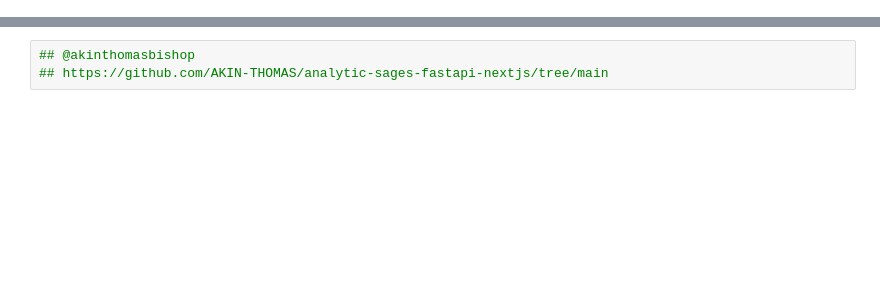
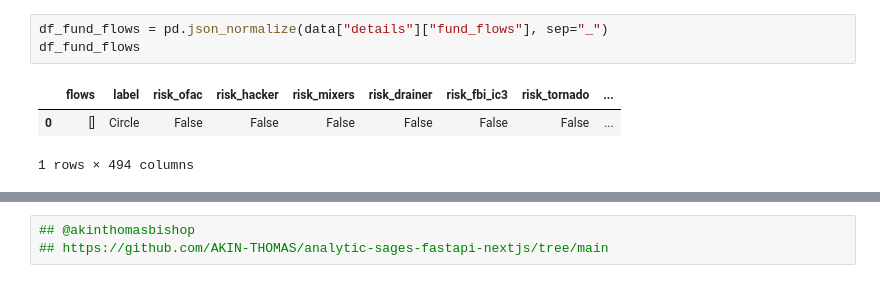
Before and after one commit to vhictoirya/On-chain-Anomaly-Tracker, a Jupyter notebook: Uniswap_V3/webacy.ipynb, the cells around one changed output, grey strips where cells are left out. Cells and saved outputs as stored; diff of their text form; blank space fills up the shorter version.

```diff
--- a/Uniswap_V3/webacy.ipynb
+++ b/Uniswap_V3/webacy.ipynb
@@ -59,0 +1146,7 @@ df_issues.head()
+# %%
+df_fund_flows = pd.json_normalize(data["details"]["fund_flows"], sep="_")
+df_fund_flows
+# %% [output]
+|  | flows | label | risk_ofac | risk_hacker | risk_mixers | risk_drainer | risk_fbi_ic3 | risk_tornado | ... |
+| 0 | [] | Circle | False | False | False | False | False | False | ... |
+1 rows × 494 columns
```
Also changed, not shown: parts of 29 cells of this notebook, 6 other files.
